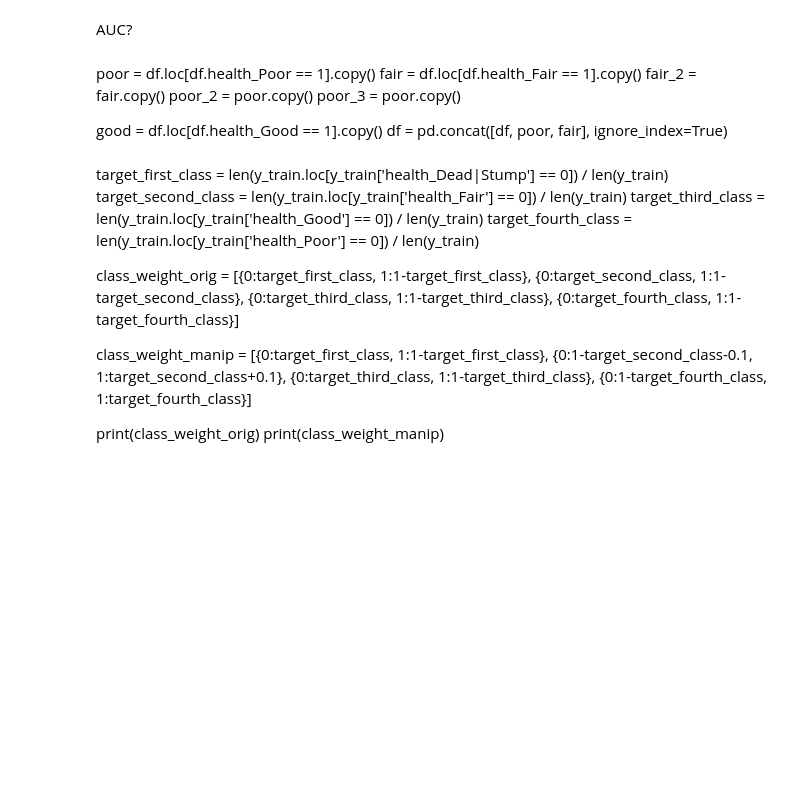
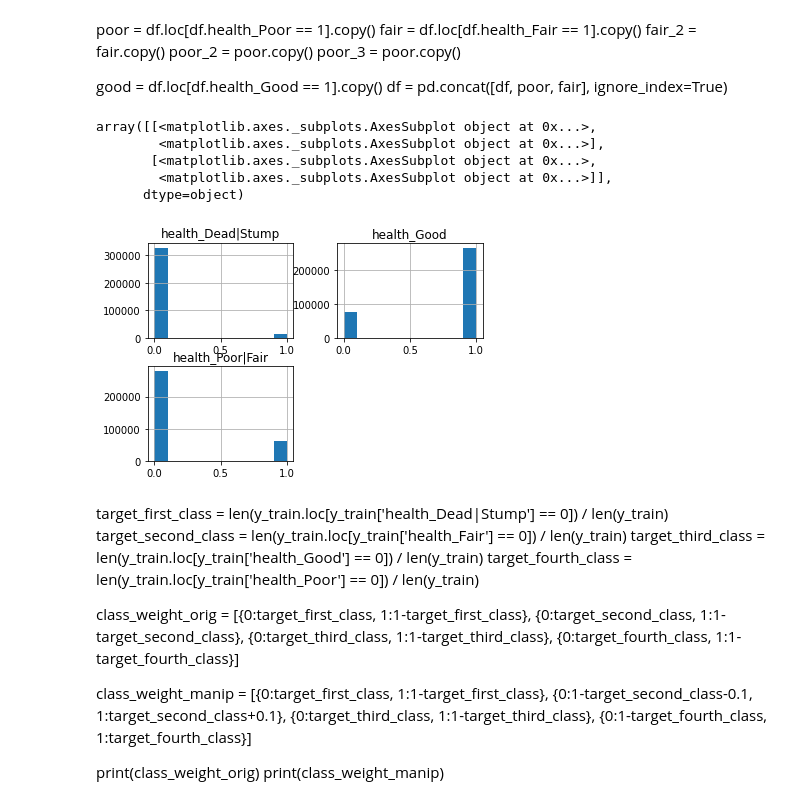
Before and after one commit to lezneklihp/dsend_project_4, a Jupyter notebook: modeling_trees.ipynb, the cells around one changed output. Drawn from its saved outputs; the diff is of its cells as text; code cells hidden in the pictures; blank space fills up the shorter version.

```diff
--- a/modeling_trees.ipynb
+++ b/modeling_trees.ipynb
@@ -1,4 +1,2 @@
-# %% [markdown]
-AUC?
 # %%
 # Import third-party packages.
@@ -35,3 +43,12 @@ x_train, x_test, y_train, y_test = train_test_split(x, y, test_size=0.5, random_
+# %%
+y_train.hist()
+# %% [output]
+array([[<matplotlib.axes._subplots.AxesSubplot object at 0x...>,
+        <matplotlib.axes._subplots.AxesSubplot object at 0x...>],
+       [<matplotlib.axes._subplots.AxesSubplot object at 0x...>,
+        <matplotlib.axes._subplots.AxesSubplot object at 0x...>]],
+      dtype=object)
+[figure, added]
 # %% [markdown]
 target_first_class = len(y_train.loc[y_train['health_Dead|Stump'] == 0]) / len(y_train)
 target_second_class = len(y_train.loc[y_train['health_Fair'] == 0]) / len(y_train)
```
Also changed, not shown: parts of 70 cells of this notebook, 4 other files.
